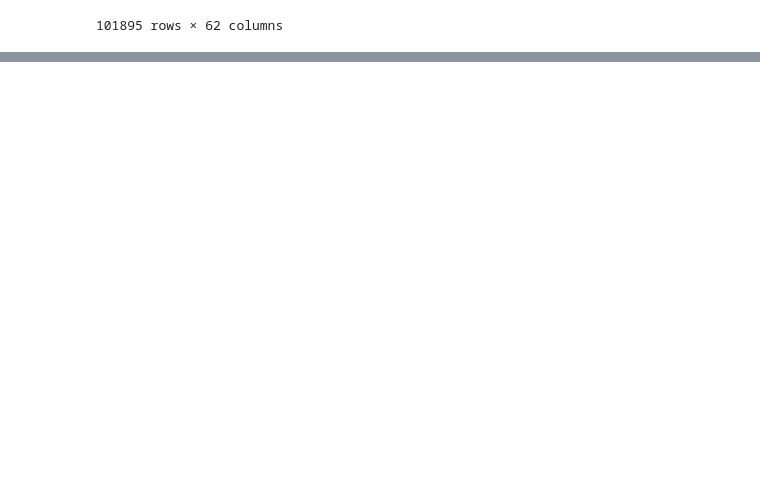
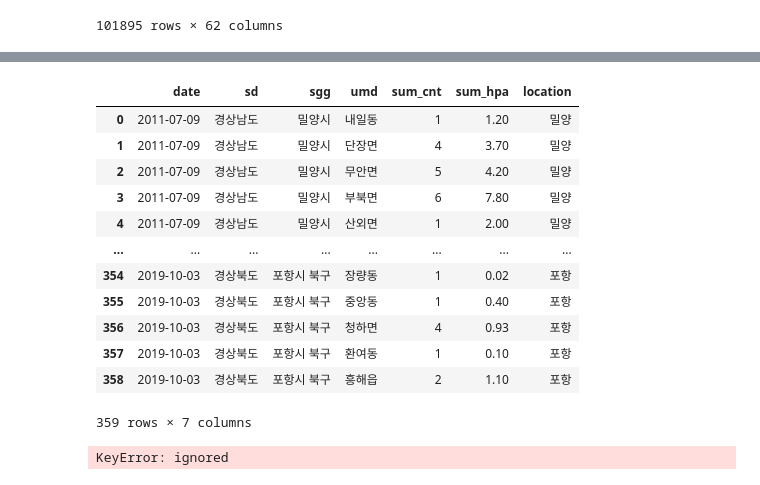
Before and after one commit to wonkwonlee/landslide-prediction-modeling, a Jupyter notebook: weather_data_preprocessing.ipynb, the cells around one changed output, grey strips where cells are left out. Drawn from its saved outputs; the diff is of its cells as text; code cells hidden in the pictures; blank space fills up the shorter version.

```diff
--- a/weather_data_preprocessing.ipynb
+++ b/weather_data_preprocessing.ipynb
@@ -102,0 +143,17 @@ weather
+# %%
+landslide['location'] = landslide['sgg'].str[0:2]
+landslide
+# %% [output]
+|  | date | sd | sgg | umd | sum_cnt | sum_hpa | location |
+| 0 | 2011-07-09 | 경상남도 | 밀양시 | 내일동 | 1 | 1.20 | 밀양 |
+| 1 | 2011-07-09 | 경상남도 | 밀양시 | 단장면 | 4 | 3.70 | 밀양 |
+| 2 | 2011-07-09 | 경상남도 | 밀양시 | 무안면 | 5 | 4.20 | 밀양 |
+| 3 | 2011-07-09 | 경상남도 | 밀양시 | 부북면 | 6 | 7.80 | 밀양 |
+| 4 | 2011-07-09 | 경상남도 | 밀양시 | 산외면 | 1 | 2.00 | 밀양 |
+| ... | ... | ... | ... | ... | ... | ... | ... |
+| 354 | 2019-10-03 | 경상북도 | 포항시 북구 | 장량동 | 1 | 0.02 | 포항 |
+| 355 | 2019-10-03 | 경상북도 | 포항시 북구 | 중앙동 | 1 | 0.40 | 포항 |
+| 356 | 2019-10-03 | 경상북도 | 포항시 북구 | 청하면 | 4 | 0.93 | 포항 |
+| 357 | 2019-10-03 | 경상북도 | 포항시 북구 | 환여동 | 1 | 0.10 | 포항 |
+| 358 | 2019-10-03 | 경상북도 | 포항시 북구 | 흥해읍 | 2 | 1.10 | 포항 |
+359 rows × 7 columns
@@ -102,0 +189,14 @@ weather
+# %%
+# ASOS 날씨 데이터 기준 sites
+sites = ['115', '130', '136', '137', '138', '143', '152', '155', '159', '253', '255', '257', '263', '264', '271', '272', '273', '162', '192', '276', '277', '278', '279', '281', '283', '284', '285', '288', '289', '294', '295']
+
+sites_index = ['울릉도', '울진', '안동', '상주', '포항', '대구', '울산', '창원', '부산', '김해시', '북창원', '양산시', '의령군', '함양군', '봉화', '영주', '문경', '통영', '진주', '청송군', '영덕', '의성', '구미', '영천', '경주시', '거창', '합천', '밀양', '산청', '거제', '남해']
+
+dic = {key:value for key, value in zip(sites_index, sites)}
+
+landslide['stnId'] = 0
+
+for i in range(len(landslide['location'])):
+  landslide['stnId'][i] == dic[landslide['location'][i]]
+# %% [output]
+KeyError: ignored
```
Also changed, not shown: parts of 3 cells of this notebook.
